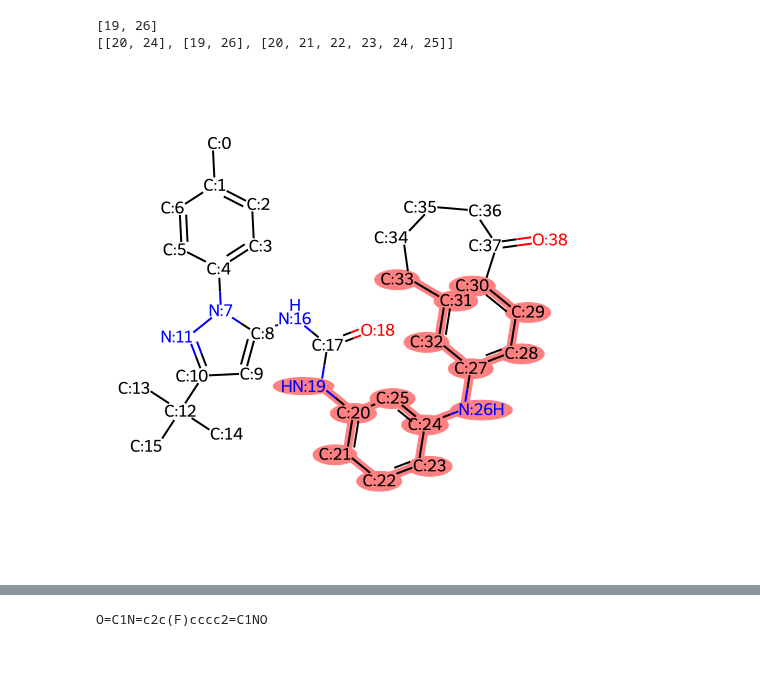
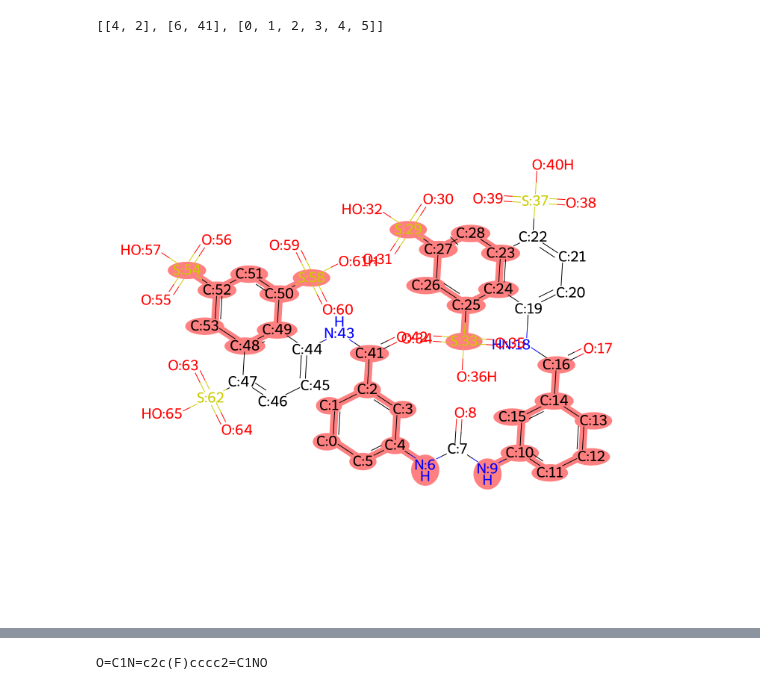
Before and after one commit to jgxs/bridge_ring_dataset, a Jupyter notebook: Bridged_ring/PDB_rings/PHE2BCH_pairs/scripts/phe2bch.ipynb, the cells around one changed output, grey strips where cells are left out. Cells and saved outputs as stored; diff of their text form; code cells hidden in the pictures; blank space fills up the shorter version.

```diff
--- a/Bridged_ring/PDB_rings/PHE2BCH_pairs/scripts/phe2bch.ipynb
+++ b/Bridged_ring/PDB_rings/PHE2BCH_pairs/scripts/phe2bch.ipynb
@@ -28,24 +28,23 @@ def mol_with_atom_index(mol):
     return mol
 # %%
 ligands_smi = {}
-with open("/home/chengyj/kinase_work/dataset/Bridged_ring/PDB_rings/PHE2BCH_pairs/scripts/AaaaA_only5.csv") as AaaaA:
+with open("/home/chengyj/kinase_work/dataset/Bridged_ring/PDB_rings/PHE2BCH_pairs/lig_menu/AaaaA_small_rings.csv") as AaaaA:
     for line in AaaaA:
         info = line.split()
         ligands_smi[info[1]] = [info[0]]
 # %%
-inp="06F_3uvr"
+inp="0BU_3upf"
 key = inp.split("_")[0]
 pdb_id = inp.split("_")[1]
 lig_smi = ligands_smi[key][0]
 mol = Chem.MolFromSmiles(lig_smi)
 patt_sel = Chem.MolFromSmarts("*!:c1cc(!:*)ccc1")
 match_patt = mol.GetSubstructMatches(patt_sel)
 print(Phe2BCH.get_connecter(mol,patt_sel))
 mol_with_atom_index(mol)
 # %% [output]
-[19, 26]
-[[20, 24], [19, 26], [20, 21, 22, 23, 24, 25]]
+[[4, 2], [6, 41], [0, 1, 2, 3, 4, 5]]
-[figure, old version]
+[figure, new version]
 # %%
 def get_connecter(mol,patt):
     # in fact, this function is able to replace two function above.
```
Also changed, not shown: parts of 1 cell of this notebook, 1 other file.
